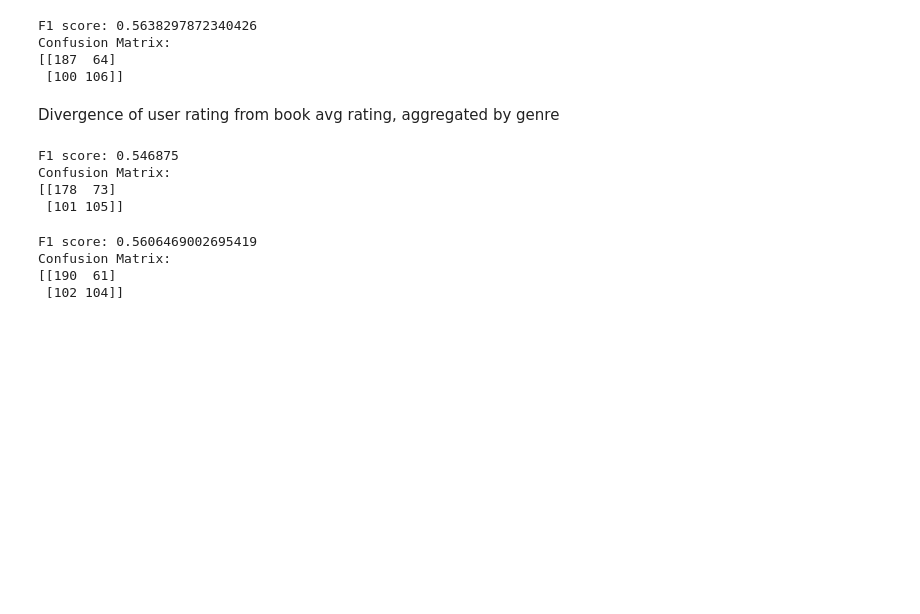
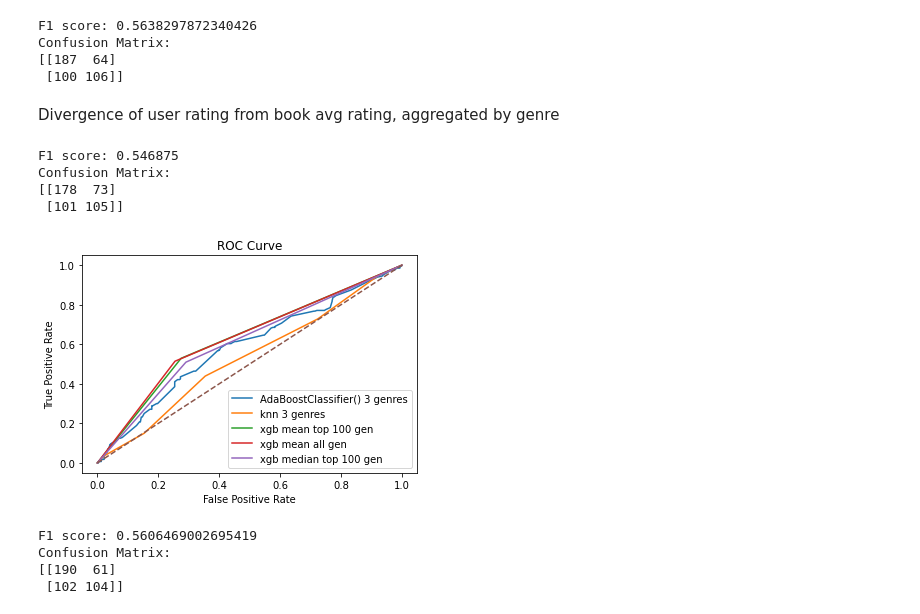
Before and after one commit to Lwaggaman/Classification_Project, a Jupyter notebook: Feat_eng.ipynb, the cells around one changed output. Drawn from its saved outputs; the diff is of its cells as text; code cells hidden in the pictures; blank space fills up the shorter version.

```diff
--- a/Feat_eng.ipynb
+++ b/Feat_eng.ipynb
@@ -338,12 +338,13 @@ div_from_median = pd.concat([readers.set_index('reader_id'),
 div_from_median['rating'] = (div_from_median.rating>=4.0).astype('int')
 # %%
 test_features_basic_xgb(div_from_median.iloc[:,:101], label='xgb median top 100 gen', aoc=True)
-#plot_aocs(roc_df.iloc[-5:])
+plot_aocs(roc_df.iloc[-5:])
 # %% [output]
 F1 score: 0.546875
 Confusion Matrix:
 [[178  73]
  [101 105]]
+[figure, added]
 # %%
 test_features_basic_xgb(div_from_median, label='xgb median all gen', aoc=True)
 #plot_aocs(roc_df.iloc[-5:])
```
Also changed, not shown: parts of 93 cells of this notebook, 4 other files.
